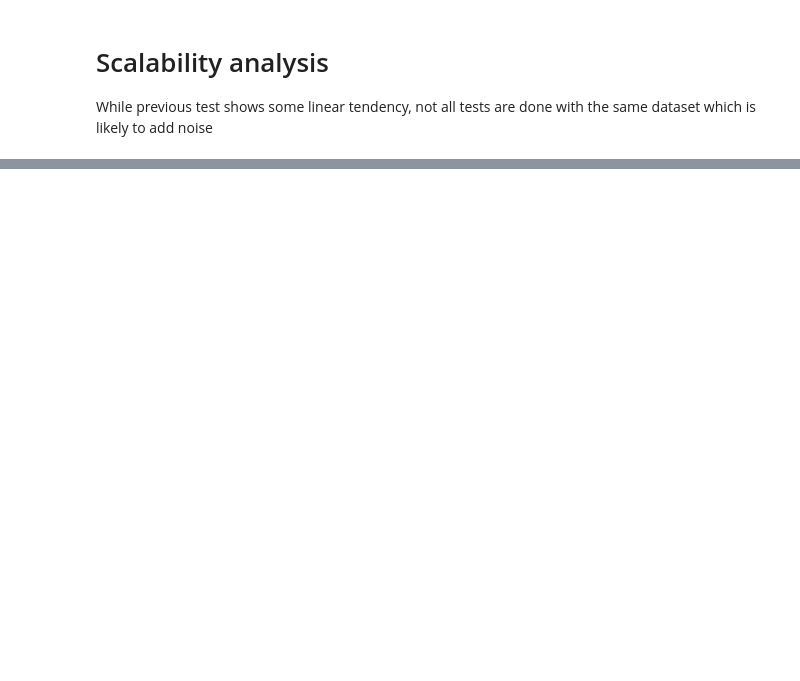
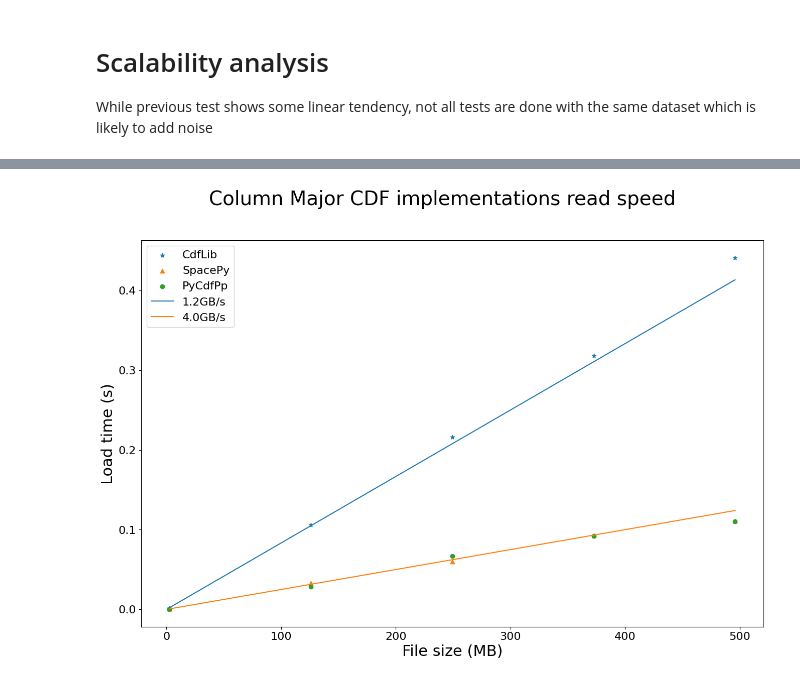
Before and after one commit to SciQLop/CDFpp, a Jupyter notebook: notebooks/benchmarks.ipynb, the cells around one changed output, grey strips where cells are left out. Cells and saved outputs as stored; diff of their text form; code cells hidden in the pictures; blank space fills up the shorter version.

```diff
--- a/notebooks/benchmarks.ipynb
+++ b/notebooks/benchmarks.ipynb
@@ -420,0 +458,4 @@ plt.show()
+# %%
+scalability_test("Column Major CDF implementations read speed", [1.2, 4.], col_major=True, compress_vars=False)
+# %% [output]
+[figure, added]
```
Also changed, not shown: parts of 17 cells of this notebook, 4 other files.
